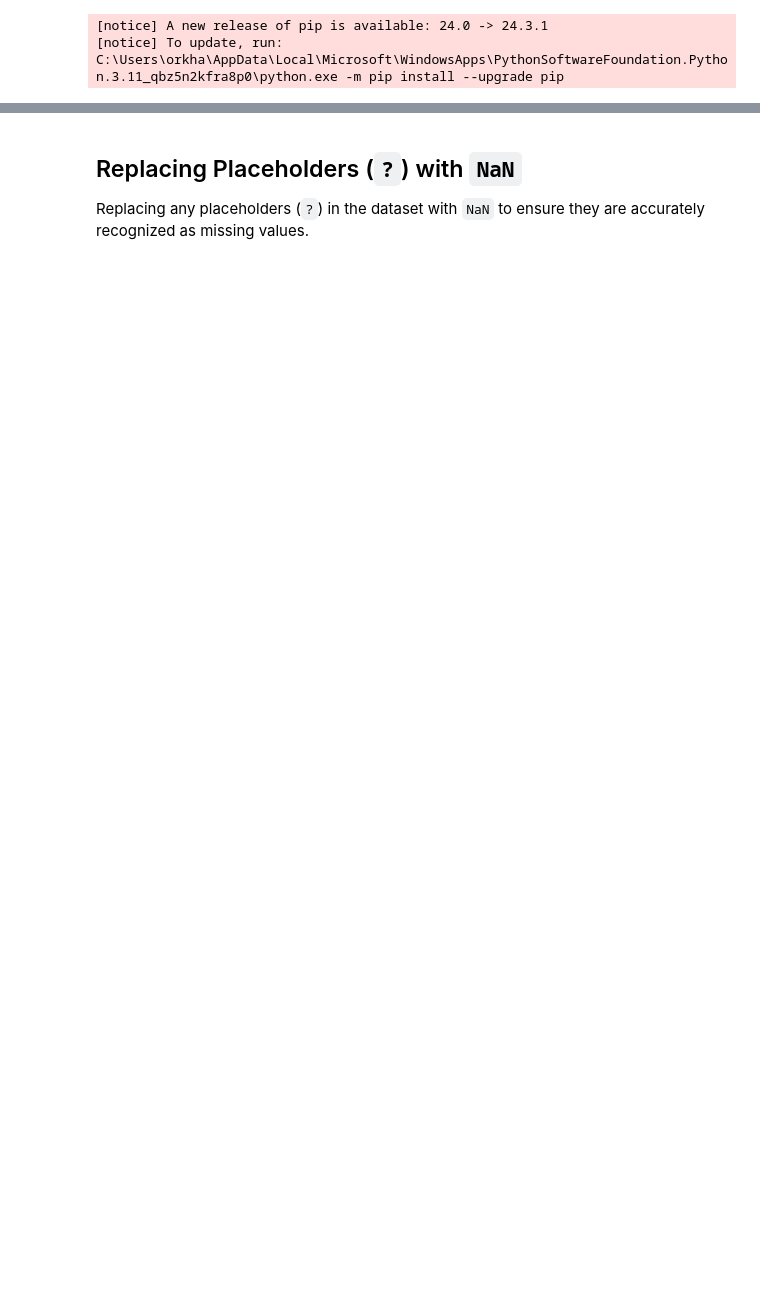
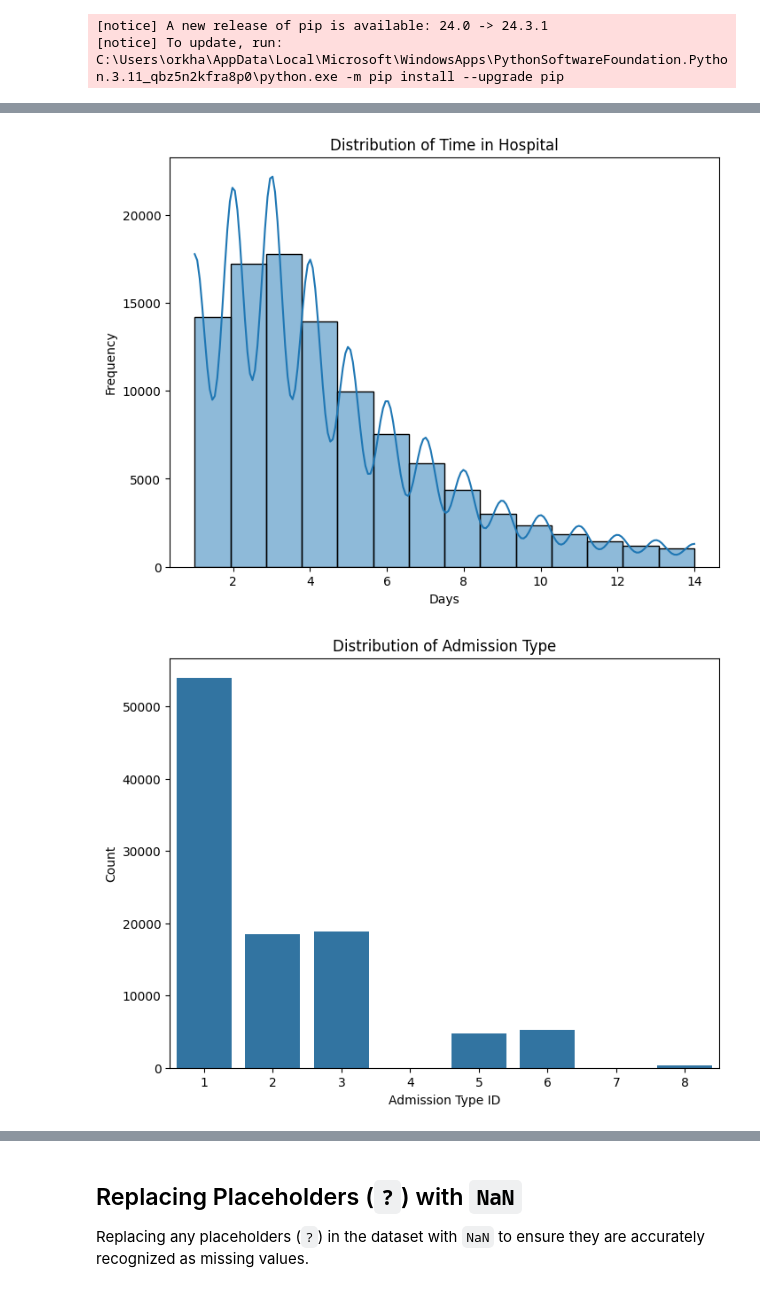
Before and after one commit to Securella/ml-project, a Jupyter notebook: project-diabetes-notebook.ipynb, the cells around one changed output, grey strips where cells are left out. Drawn from its saved outputs; the diff is of its cells as text; code cells hidden in the pictures; blank space fills up the shorter version.

```diff
--- a/project-diabetes-notebook.ipynb
+++ b/project-diabetes-notebook.ipynb
@@ -118 +174,22 @@ max           NaN
+# %%
+# Example: Distribution plot for 'time_in_hospital'
+plt.figure(figsize=(8, 6))
+sns.histplot(diabetic_data['time_in_hospital'], bins=14, kde=True)
+plt.title("Distribution of Time in Hospital")
+plt.xlabel("Days")
+plt.ylabel("Frequency")
+plt.show()
+
+
+
+# Example: Distribution of 'admission_type_id'
+plt.figure(figsize=(8, 6))
+sns.countplot(data=diabetic_data, x='admission_type_id')
+plt.title("Distribution of Admission Type")
+plt.xlabel("Admission Type ID")
+plt.ylabel("Count")
+plt.show()
+# %% [output]
+[figure, added]
+[figure, added]
 # %% [markdown]
```
Also changed, not shown: parts of 32 cells of this notebook.
